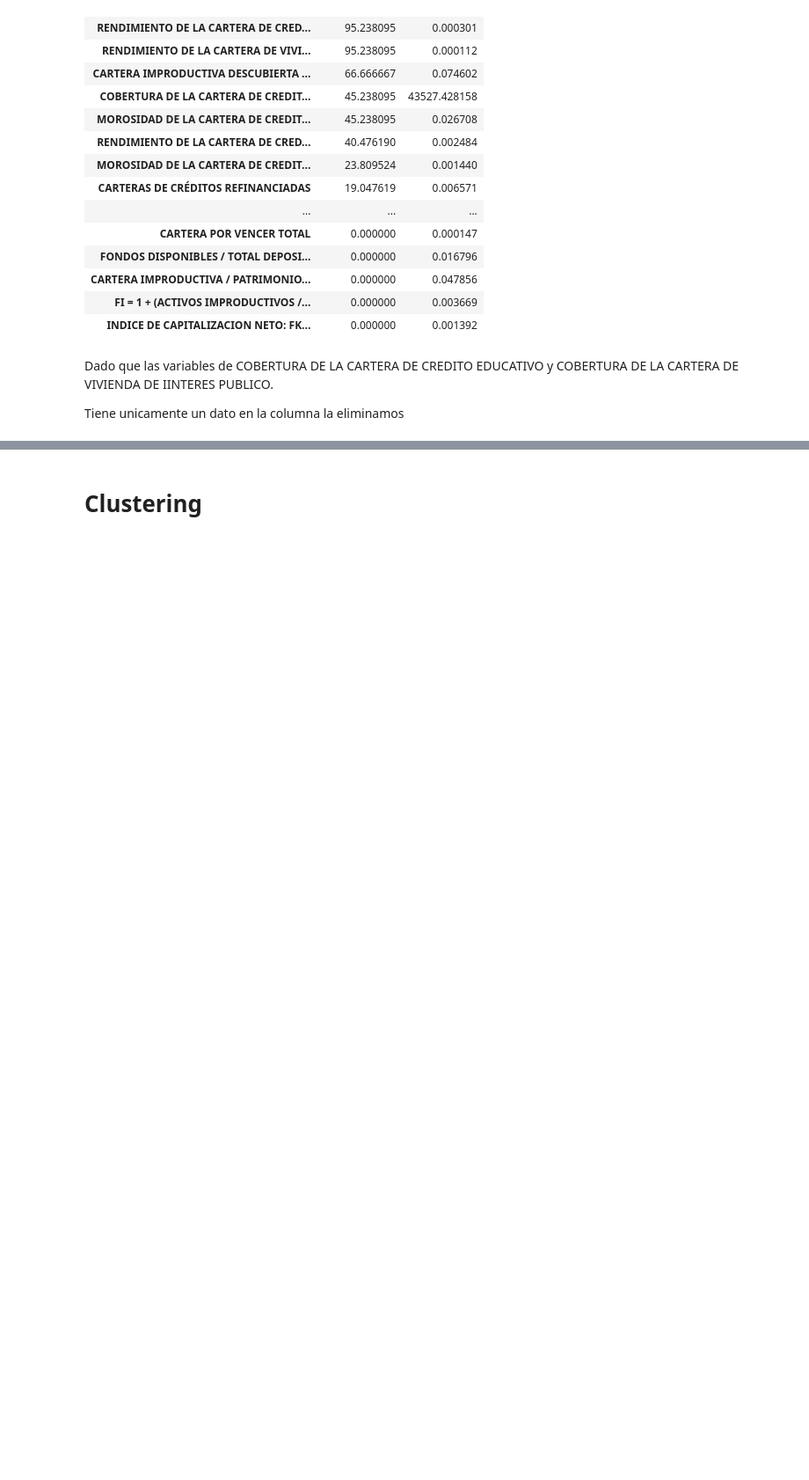
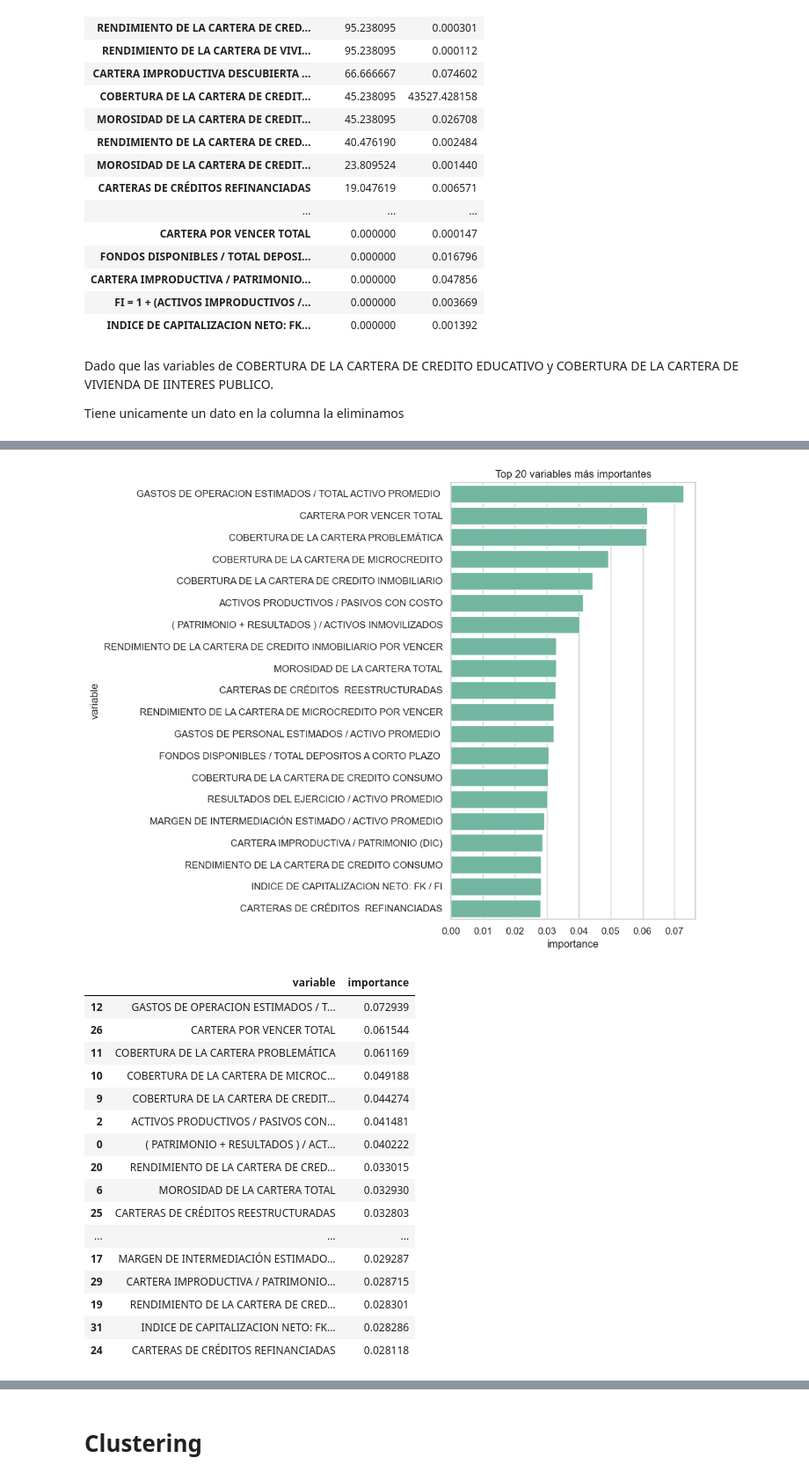
Before and after one commit to tonyfajardo1/ml-cooperativas-segmento1, a Jupyter notebook: notebooks/01_eda_y_clustering_extended.ipynb, the cells around one changed output, grey strips where cells are left out. Shown at 88% size. Saved outputs shown, nothing was run; the diff lists cells and outputs as text; code cells hidden in the pictures; blank space fills up the shorter version.

```diff
--- a/notebooks/01_eda_y_clustering_extended.ipynb
+++ b/notebooks/01_eda_y_clustering_extended.ipynb
@@ -358,0 +506,52 @@ PC3: 12.82%
+# %%
+from sklearn.ensemble import RandomForestClassifier
+from sklearn.model_selection import train_test_split
+import matplotlib.pyplot as plt
+import seaborn as sns
+
+# --- 1. Separar features y target ---
+X = df_clean.drop(columns=["RANKING"])
+y = df_clean["RANKING"]
+
+# --- 2. Train-test split ---
+X_train, X_test, y_train, y_test = train_test_split(
+    X, y, test_size=0.2, random_state=42
+)
+
+# --- 3. Random Forest como baseline ---
+rf = RandomForestClassifier(n_estimators=500, random_state=42)
+rf.fit(X_train, y_train)
+
+# --- 4. Importancia de variables ---
+importances = pd.DataFrame({
+    "variable": X.columns,
+    "importance": rf.feature_importances_
+}).sort_values("importance", ascending=False)
+
+# Gráfico
+plt.figure(figsize=(10, 8))
+sns.barplot(data=importances.head(20), x="importance", y="variable")
+plt.title("Top 20 variables más importantes")
+plt.tight_layout()
+plt.show()
+
+importances.head(20)
+# %% [output]
+[figure, added]
+|  | variable | importance |
+| 12 | GASTOS DE OPERACION ESTIMADOS / T... | 0.072939 |
+| 26 | CARTERA POR VENCER TOTAL | 0.061544 |
+| 11 | COBERTURA DE LA CARTERA PROBLEMÁTICA | 0.061169 |
+| 10 | COBERTURA DE LA CARTERA DE MICROC... | 0.049188 |
+| 9 | COBERTURA DE LA CARTERA DE CREDIT... | 0.044274 |
+| 2 | ACTIVOS PRODUCTIVOS / PASIVOS CON... | 0.041481 |
+| 0 | ( PATRIMONIO + RESULTADOS ) / ACT... | 0.040222 |
+| 20 | RENDIMIENTO DE LA CARTERA DE CRED... | 0.033015 |
+| 6 | MOROSIDAD DE LA CARTERA TOTAL | 0.032930 |
+| 25 | CARTERAS DE CRÉDITOS REESTRUCTURADAS | 0.032803 |
+| ... | ... | ... |
+| 17 | MARGEN DE INTERMEDIACIÓN ESTIMADO... | 0.029287 |
+| 29 | CARTERA IMPRODUCTIVA / PATRIMONIO... | 0.028715 |
+| 19 | RENDIMIENTO DE LA CARTERA DE CRED... | 0.028301 |
+| 31 | INDICE DE CAPITALIZACION NETO: FK... | 0.028286 |
+| 24 | CARTERAS DE CRÉDITOS REFINANCIADAS | 0.028118 |
```
Also changed, not shown: parts of 29 cells of this notebook.
